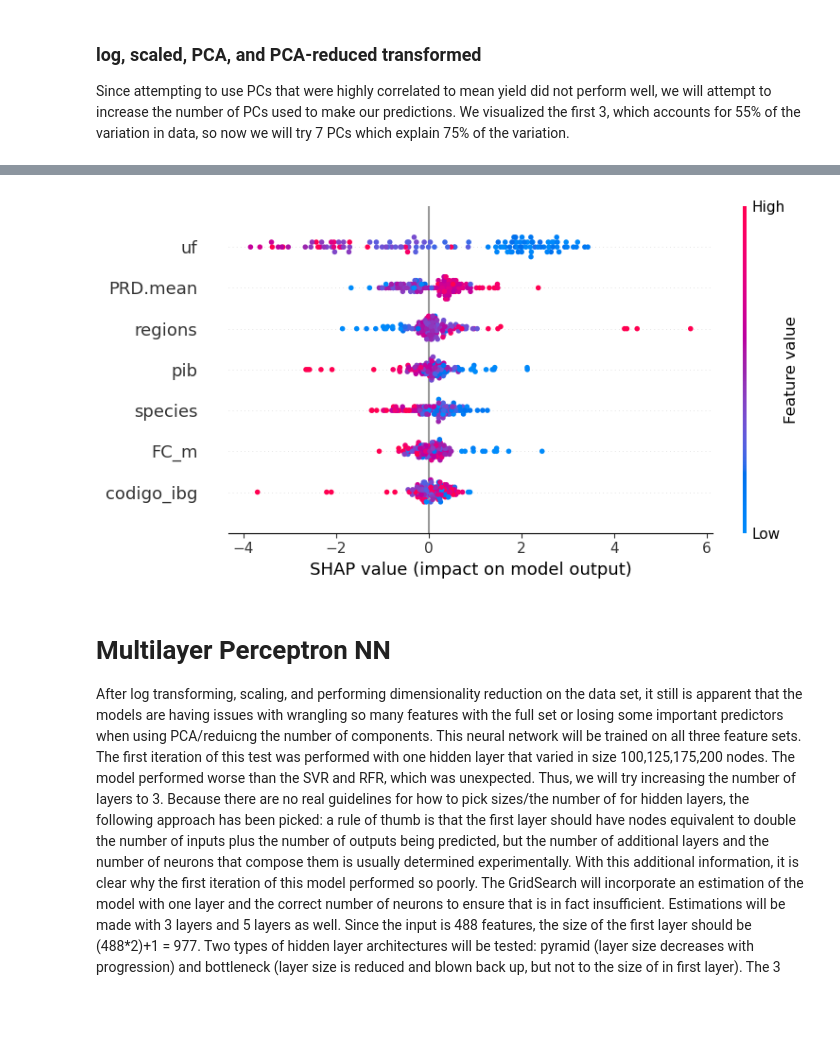
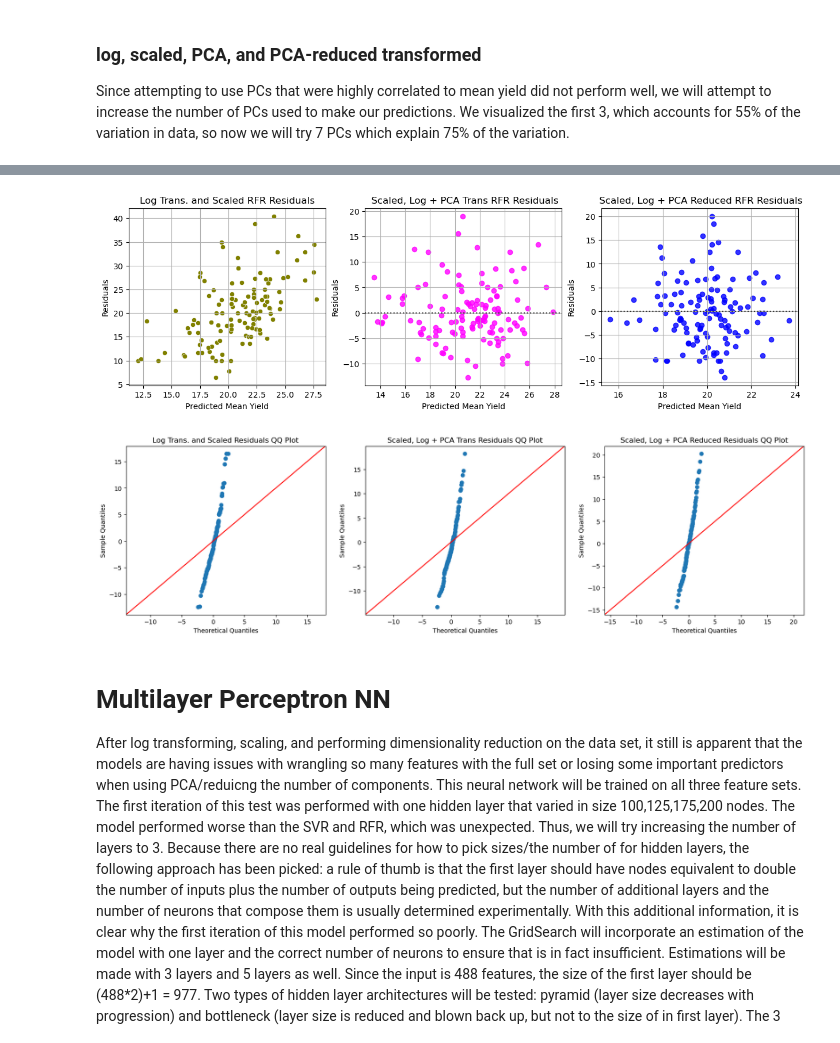
Before and after one commit to ajrx575/Machine_Learning_Final, a Jupyter notebook: ML/Final/Final_Project.ipynb, the cells around one changed output, grey strips where cells are left out. Saved outputs shown, nothing was run; the diff lists cells and outputs as text; code cells hidden in the pictures; blank space fills up the shorter version.

```diff
--- a/ML/Final/Final_Project.ipynb
+++ b/ML/Final/Final_Project.ipynb
@@ -393,9 +434,14 @@ X_train_red_scaled = scaler.fit_transform(X_train_red)
 X_test_Red_scaled  = scaler.transform(X_test_red)
 
 pca = PCA()
-X_train_pca_red = pca.fit_transform(X_train_scaled)
-X_test_pca_red  = pca.transform(X_test_scaled)
+X_train_pca_red = pca.fit_transform(X_train_red_scaled)
+X_test_pca_red  = pca.transform(X_test_Red_scaled)
+
+pca_cols1 = [f"PC{i+1}" for i in range(X_train_pca_red.shape[1])]
+
+X_train_pca_red = pd.DataFrame(X_train_pca_red, columns=pca_cols1, index=X_train_red.index)
+X_test_pca_red = pd.DataFrame(X_test_pca_red, columns=pca_cols1, index=X_test_red.index)
 
 # run on the first 7 PC's like before
-X_train_red_selected = X_train_pca_red[:, :7]
-X_test_red_selected  = X_test_pca_red[:, :7]
+X_train_red_selected = X_train_pca_red.iloc[:, :7]
+X_test_red_selected  = X_test_pca_red.iloc[:, :7]
@@ -653,6 +715,6 @@ plt.savefig(r"/Users/adia/PyCharmMiscProject/ML/Final/Figures/RFR_shap_sum.png",
 # %% [markdown]
 ### log, scaled, PCA transformed
 # %%
-parameter_tests.fit(X_train_pca, y_train)
+parameter_tests.fit(X_train_pca_selected, y_train)
 # %% [output]
 Fitting 5 folds for each of 9 candidates, totalling 45 fits
@@ -688,6 +750,6 @@ Best Params: {'criterion': 'squared_error', 'max_features': None}
 # %%
 pca_optimized_rfr_model = parameter_tests.best_estimator_
-pca_rfr_y_pred = pca_optimized_rfr_model.predict(X_test_pca)
+pca_rfr_y_pred = pca_optimized_rfr_model.predict(X_test_pca_selected)
 
 print("Test R²:", r2_score(y_test, pca_rfr_y_pred))
 print("Test MAE:", mean_absolute_error(y_test, pca_rfr_y_pred))
@@ -790,11 +816,49 @@ plt.show()
 # %%
 rfr_explainer = shap.TreeExplainer(red_pca_optimized_rfr_model)
 rfr_shap_values = rfr_explainer.shap_values(X_test_red_selected)
-shap.summary_plot(rfr_shap_values, X_test_red_selected, feature_names=X.columns, show = False)
+shap.summary_plot(rfr_shap_values, X_test_red_selected, feature_names=X_train_red_selected.columns, show = False)
 plt.tight_layout()
 plt.savefig(r"/Users/adia/PyCharmMiscProject/ML/Final/Figures/RFR_LPS_red_shap_sum.png",bbox_inches='tight', dpi=300)
-# %% [output]
-[figure, removed]
+# %%
+fig, axes = plt.subplots(1, 3, figsize=(15, 4))
+sns.scatterplot(x=rfr_y_pred, y=y_test, color = "olive", ax = axes[0])
+axes[0].set_xlabel("Predicted Mean Yield")
+axes[0].set_ylabel("Residuals")
+axes[0].set_title('Log Trans. and Scaled RFR Residuals')
+axes[0].grid(True)
+
+sns.residplot(x=pca_rfr_y_pred, y=y_test, color = 'magenta', ax = axes[1])
+axes[1].set_xlabel("Predicted Mean Yield")
+axes[1].set_ylabel("Residuals")
+axes[1].set_title(' Scaled, Log + PCA Trans RFR Residuals')
+axes[1].grid(True)
+
+sns.residplot(x=pca_red_rfr_y_pred, y=y_test,color = 'blue', ax = axes[2])
+axes[2].set_xlabel("Predicted Mean Yield")
+axes[2].set_ylabel("Residuals")
+axes[2].set_title(' Scaled, Log + PCA Reduced RFR Residuals')
+axes[2].grid(True)
+
+plt.savefig(r"/Users/adia/PyCharmMiscProject/ML/Final/Figures/RFR_resid_multi.png")
+plt.show()
+# %% [output]
+[figure, added]
+# %%
+fig, axes = plt.subplots(1, 3, figsize=(20, 5))
+
+sm.qqplot(data=(y_test - rfr_y_pred), line='45',ax = axes[0])
+axes[0].set_title('Log Trans. and Scaled Residuals QQ Plot')
+
+sm.qqplot(data=(y_test - pca_rfr_y_pred), line='45', ax = axes[1])
+axes[1].set_title('Scaled, Log + PCA Trans Residuals QQ Plot')
+
+sm.qqplot(data=(y_test - pca_red_rfr_y_pred), line='45', ax = axes[2])
+axes[2].set_title('Scaled, Log + PCA Reduced Residuals QQ Plot')
+
+plt.savefig(r"/Users/adia/PyCharmMiscProject/ML/Final/Figures/RFR_qq_multi.png")
+plt.show()
+# %% [output]
+[figure, added]
 # %% [markdown]
 # Multilayer Perceptron NN
 
```
Also changed, not shown: parts of 50 cells of this notebook, 12 other files.
